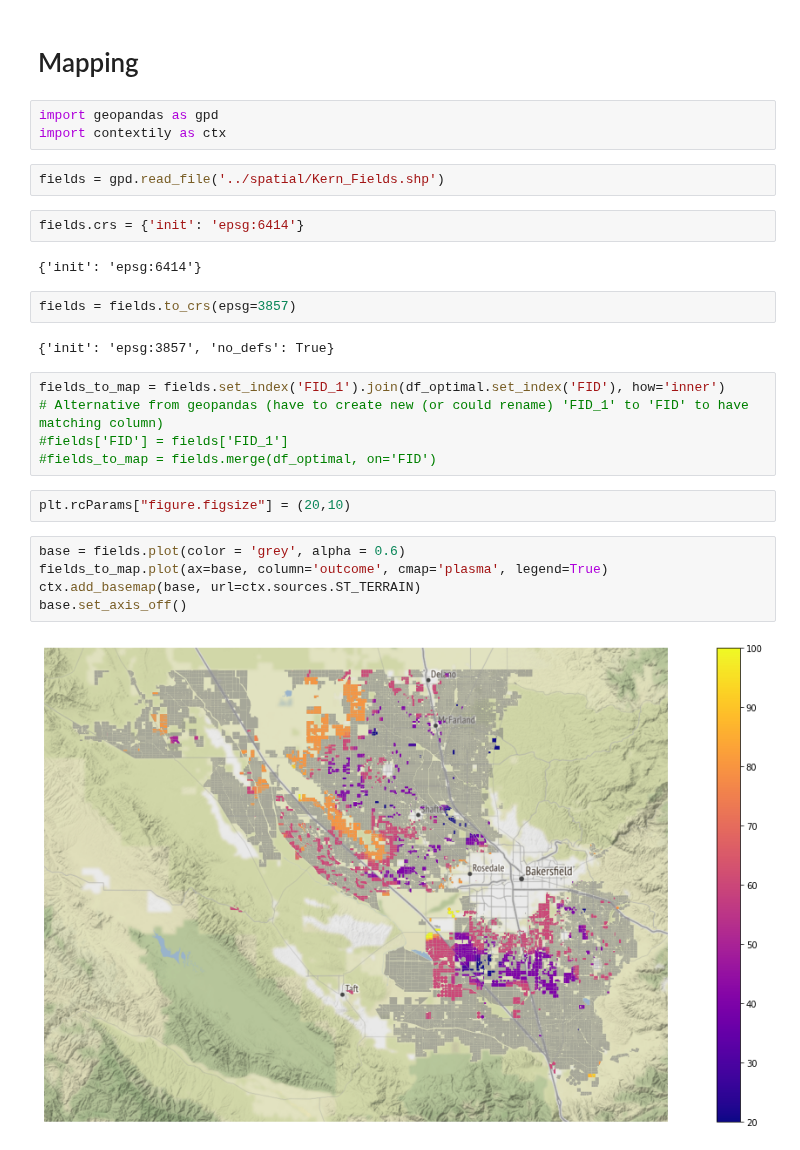
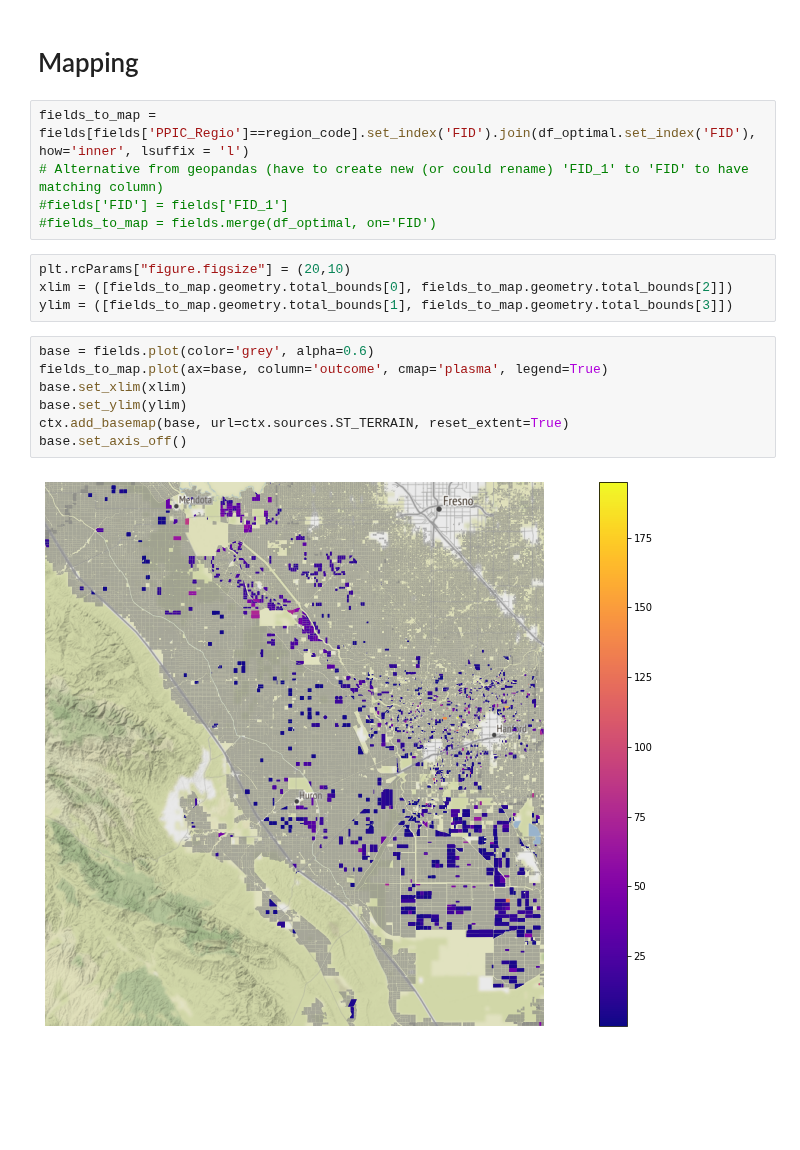
Before and after one commit to eanderson-ei/cv-mbom, a Jupyter notebook: notebooks/030-strategic.ipynb, the cells around one changed output. Saved outputs shown, nothing was run; the diff lists cells and outputs as text; blank space fills up the shorter version.

```diff
--- a/notebooks/030-strategic.ipynb
+++ b/notebooks/030-strategic.ipynb
@@ -260,29 +250,20 @@ sns.barplot(data=df_optimal, x='outcome', y='Crop', estimator = (lambda x: np.me
 # %% [markdown]
 # Mapping
-# %%
-import geopandas as gpd
-import contextily as ctx
-# %%
-fields = gpd.read_file('../spatial/Kern_Fields.shp')
-# %%
-fields.crs = {'init': 'epsg:6414'}
-# %% [output]
-{'init': 'epsg:6414'}
-# %%
-fields = fields.to_crs(epsg=3857)
-# %% [output]
-{'init': 'epsg:3857', 'no_defs': True}
 # %%
-fields_to_map = fields.set_index('FID_1').join(df_optimal.set_index('FID'), how='inner')
+fields_to_map = fields[fields['PPIC_Regio']==region_code].set_index('FID').join(df_optimal.set_index('FID'), how='inner', lsuffix = 'l')
 # Alternative from geopandas (have to create new (or could rename) 'FID_1' to 'FID' to have matching column)
 #fields['FID'] = fields['FID_1']
 #fields_to_map = fields.merge(df_optimal, on='FID')
-# %%
-plt.rcParams["figure.figsize"] = (20,10)
+# %%
+plt.rcParams["figure.figsize"] = (20,10)
+xlim = ([fields_to_map.geometry.total_bounds[0], fields_to_map.geometry.total_bounds[2]])
+ylim = ([fields_to_map.geometry.total_bounds[1], fields_to_map.geometry.total_bounds[3]])
 # %%
-base = fields.plot(color = 'grey', alpha = 0.6)
+base = fields.plot(color='grey', alpha=0.6)
 fields_to_map.plot(ax=base, column='outcome', cmap='plasma', legend=True)
-ctx.add_basemap(base, url=ctx.sources.ST_TERRAIN)
+base.set_xlim(xlim)
+base.set_ylim(ylim)
+ctx.add_basemap(base, url=ctx.sources.ST_TERRAIN, reset_extent=True)
 base.set_axis_off()
 # %% [output]
-[figure, old version]
+[figure, new version]
```
Also changed, not shown: parts of 35 cells of this notebook, 16 other files.
